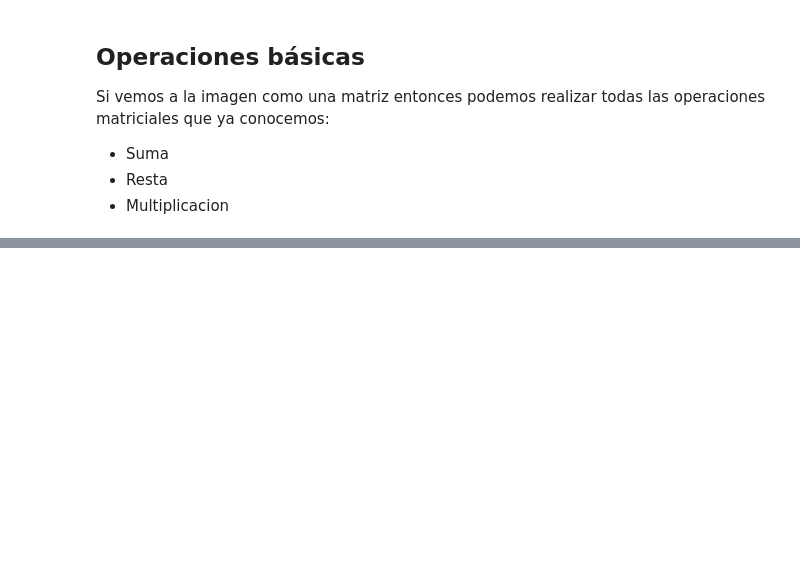
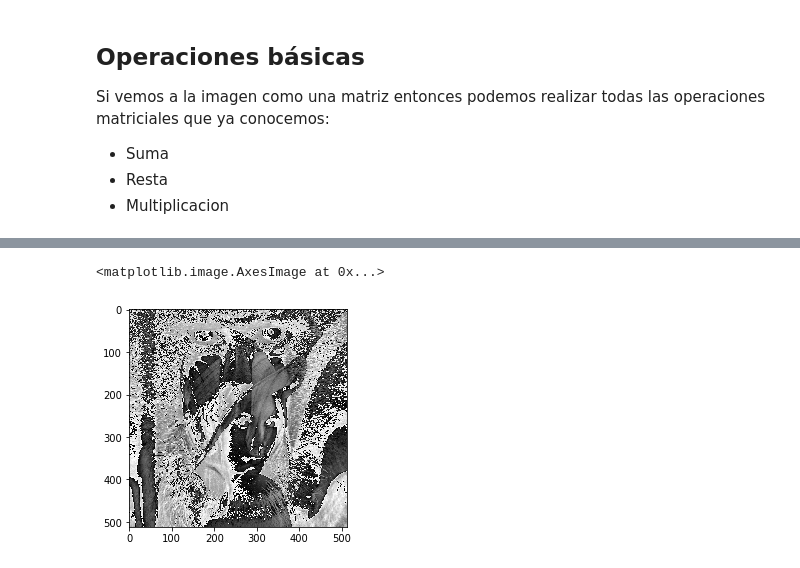
Before and after one commit to irvingvasquez/vision_programas, a Jupyter notebook: 02_geometria/01_operaciones_basicas.ipynb, the cells around one changed output, grey strips where cells are left out. Cells and saved outputs as stored; diff of their text form; code cells hidden in the pictures; blank space fills up the shorter version.

```diff
--- a/02_geometria/01_operaciones_basicas.ipynb
+++ b/02_geometria/01_operaciones_basicas.ipynb
@@ -58,5 +93,7 @@ gray_image2 = cv2.cvtColor(img_mono, cv2.COLOR_BGR2GRAY)
 # %%
 # Sumar ambas imágenes
-
 img_suma = gray_image + gray_image2
-plt.imshow(img_suma)
+plt.imshow(img_suma, cmap='gray')
+# %% [output]
+<matplotlib.image.AxesImage at 0x...>
+[figure, added]
```
Also changed, not shown: parts of 8 cells of this notebook, 4 other files.
